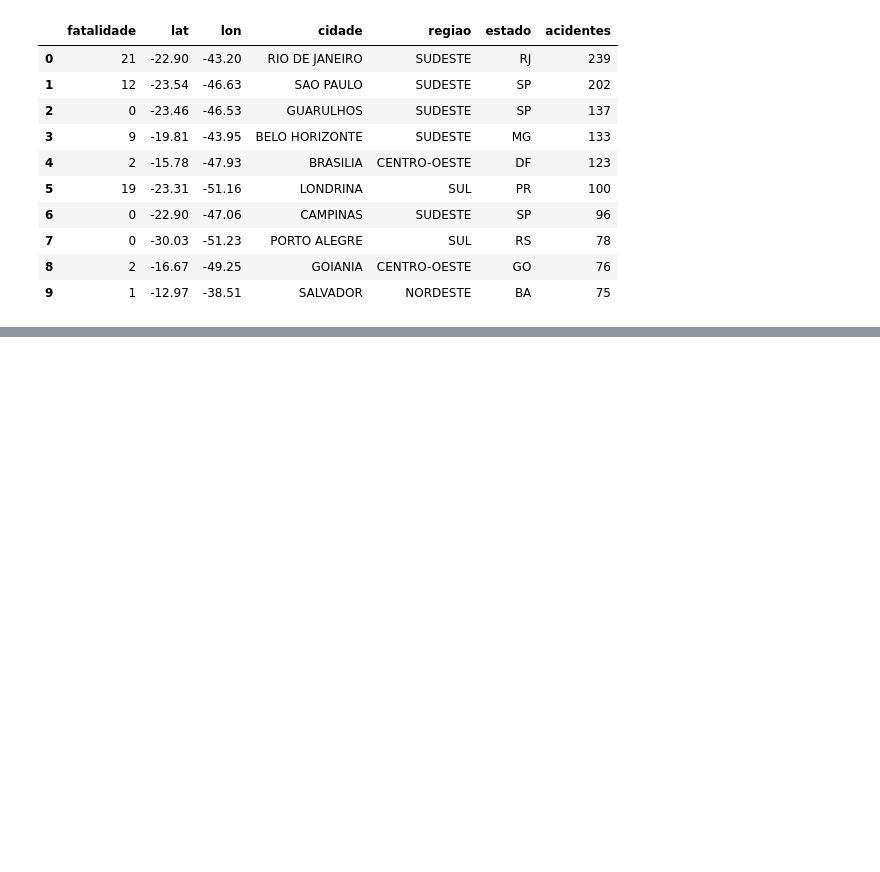
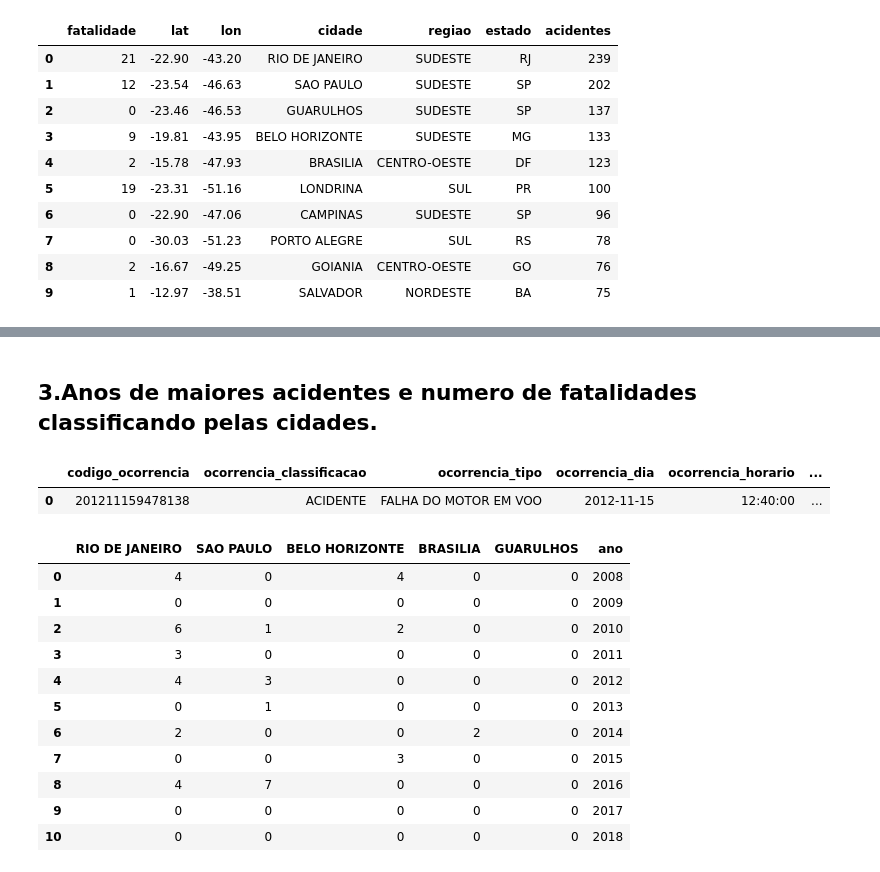
Before and after one commit to jhiltonsantos/ADS-Estatistica-IFPI, a Jupyter notebook: AcidentesAereosBR.ipynb, the cells around one changed output, grey strips where cells are left out. Drawn from its saved outputs; the diff is of its cells as text; code cells hidden in the pictures; blank space fills up the shorter version.

```diff
--- a/AcidentesAereosBR.ipynb
+++ b/AcidentesAereosBR.ipynb
@@ -405,0 +490,30 @@ mapa_incidente
+# %% [markdown]
+## 3.Anos de maiores acidentes e numero de fatalidades classificando pelas cidades.
+# %%
+dados_prontos.head(1)
+# %% [output]
+|  | codigo_ocorrencia | ocorrencia_classificacao | ocorrencia_tipo | ocorrencia_dia | ocorrencia_horario | ... |
+| 0 | 201211159478138 | ACIDENTE | FALHA DO MOTOR EM VOO | 2012-11-15 | 12:40:00 | ... |
+# %%
+cidades = ['RIO DE JANEIRO', 'SAO PAULO', 'BELO HORIZONTE', 'BRASILIA', 'GUARULHOS']
+anos = sorted(list(set(dados_prontos['ano'])))
+not_null = dados_prontos.dropna()
+dic_anos = {i: [int(not_null.loc[not_null['ano'] == ano,
+                             ['quantidade_fatalidades']].loc[not_null['ocorrencia_cidade'] == i,
+                                                             ['quantidade_fatalidades']].sum()) for ano in anos] for i in cidades}
+dic_anos['ano'] = anos
+dados_anos = pd.DataFrame(dic_anos)
+dados_anos
+# %% [output]
+|  | RIO DE JANEIRO | SAO PAULO | BELO HORIZONTE | BRASILIA | GUARULHOS | ano |
+| 0 | 4 | 0 | 4 | 0 | 0 | 2008 |
+| 1 | 0 | 0 | 0 | 0 | 0 | 2009 |
+| 2 | 6 | 1 | 2 | 0 | 0 | 2010 |
+| 3 | 3 | 0 | 0 | 0 | 0 | 2011 |
+| 4 | 4 | 3 | 0 | 0 | 0 | 2012 |
+| 5 | 0 | 1 | 0 | 0 | 0 | 2013 |
+| 6 | 2 | 0 | 0 | 2 | 0 | 2014 |
+| 7 | 0 | 0 | 3 | 0 | 0 | 2015 |
+| 8 | 4 | 7 | 0 | 0 | 0 | 2016 |
+| 9 | 0 | 0 | 0 | 0 | 0 | 2017 |
+| 10 | 0 | 0 | 0 | 0 | 0 | 2018 |
```
Also changed, not shown: parts of 18 cells of this notebook.
